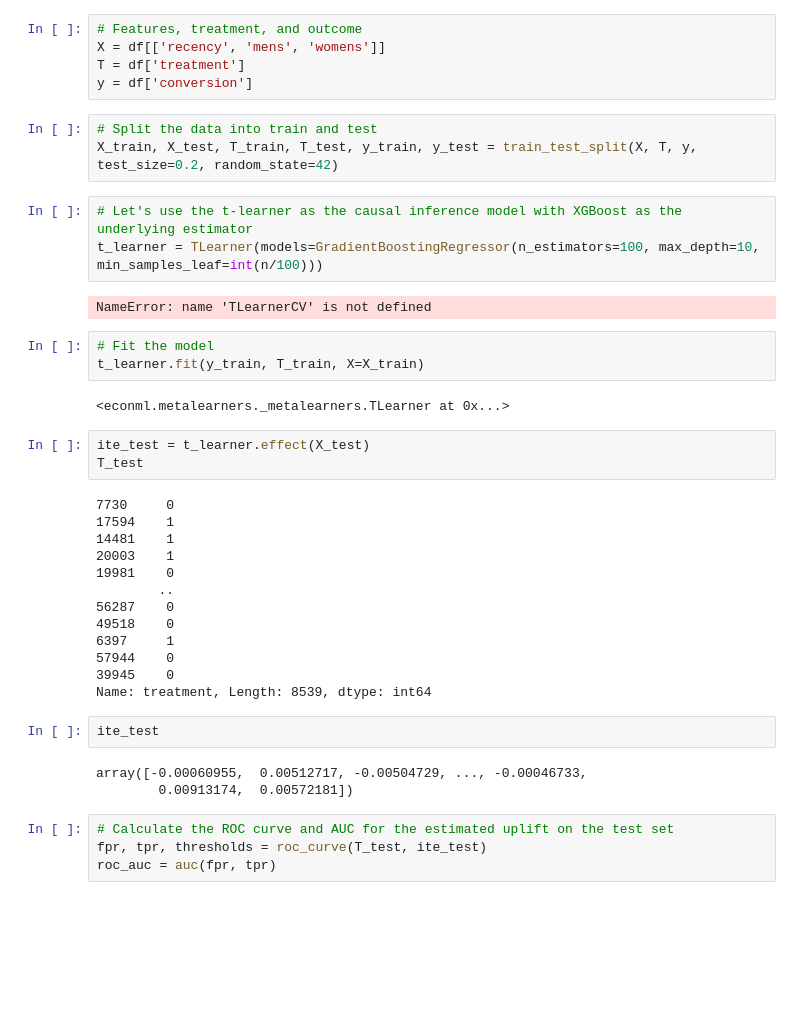
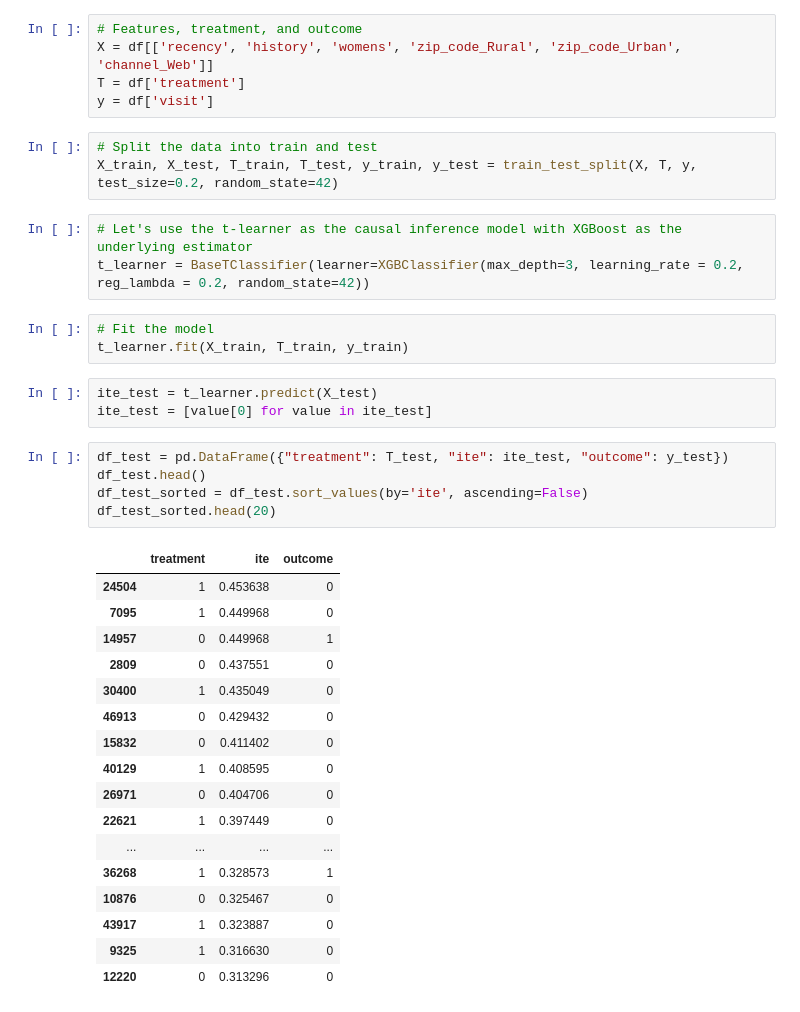
Before and after one commit to LingyiKong353/ML-Projects, a Jupyter notebook: Causal-Inference-In-Marketing/Causal Inference In Marketing.ipynb, the cells around one changed output. Drawn from its saved outputs; the diff is of its cells as text; blank space fills up the shorter version.

```diff
--- a/Causal-Inference-In-Marketing/Causal Inference In Marketing.ipynb
+++ b/Causal-Inference-In-Marketing/Causal Inference In Marketing.ipynb
@@ -19,43 +45,40 @@ df.head(3)
 # %%
 # Features, treatment, and outcome
-X = df[['recency', 'mens', 'womens']]
+X = df[['recency', 'history', 'womens', 'zip_code_Rural', 'zip_code_Urban', 'channel_Web']]
 T = df['treatment']
-y = df['conversion']
+y = df['visit']
 # %%
 # Split the data into train and test
 X_train, X_test, T_train, T_test, y_train, y_test = train_test_split(X, T, y, test_size=0.2, random_state=42)
 # %%
 # Let's use the t-learner as the causal inference model with XGBoost as the underlying estimator
-t_learner = TLearner(models=GradientBoostingRegressor(n_estimators=100, max_depth=10, min_samples_leaf=int(n/100)))
+t_learner = BaseTClassifier(learner=XGBClassifier(max_depth=3, learning_rate = 0.2, reg_lambda = 0.2, random_state=42))
-# %% [output]
-NameError: name 'TLearnerCV' is not defined
 # %%
 # Fit the model
-t_learner.fit(y_train, T_train, X=X_train)
+t_learner.fit(X_train, T_train, y_train)
-# %% [output]
-<econml.metalearners._metalearners.TLearner at 0x...>
 # %%
-ite_test = t_learner.effect(X_test)
-T_test
+ite_test = t_learner.predict(X_test)
+ite_test = [value[0] for value in ite_test]
-# %% [output]
-7730     0
-17594    1
-14481    1
-20003    1
-19981    0
-        ..
-56287    0
-49518    0
-6397     1
-57944    0
-39945    0
-Name: treatment, Length: 8539, dtype: int64
 # %%
-ite_test
+df_test = pd.DataFrame({"treatment": T_test, "ite": ite_test, "outcome": y_test})
+df_test.head()
+df_test_sorted = df_test.sort_values(by='ite', ascending=False)
+df_test_sorted.head(20)
 # %% [output]
-array([-0.00060955,  0.00512717, -0.00504729, ..., -0.00046733,
-        0.00913174,  0.00572181])
+|  | treatment | ite | outcome |
+| 24504 | 1 | 0.453638 | 0 |
+| 7095 | 1 | 0.449968 | 0 |
+| 14957 | 0 | 0.449968 | 1 |
+| 2809 | 0 | 0.437551 | 0 |
+| 30400 | 1 | 0.435049 | 0 |
+| 46913 | 0 | 0.429432 | 0 |
+| 15832 | 0 | 0.411402 | 0 |
+| 40129 | 1 | 0.408595 | 0 |
+| 26971 | 0 | 0.404706 | 0 |
+| 22621 | 1 | 0.397449 | 0 |
+| ... | ... | ... | ... |
+| 36268 | 1 | 0.328573 | 1 |
+| 10876 | 0 | 0.325467 | 0 |
+| 43917 | 1 | 0.323887 | 0 |
+| 9325 | 1 | 0.316630 | 0 |
+| 12220 | 0 | 0.313296 | 0 |
-# %%
-# Calculate the ROC curve and AUC for the estimated uplift on the test set
-fpr, tpr, thresholds = roc_curve(T_test, ite_test)
-roc_auc = auc(fpr, tpr)
```
Also changed, not shown: parts of 19 cells of this notebook.
